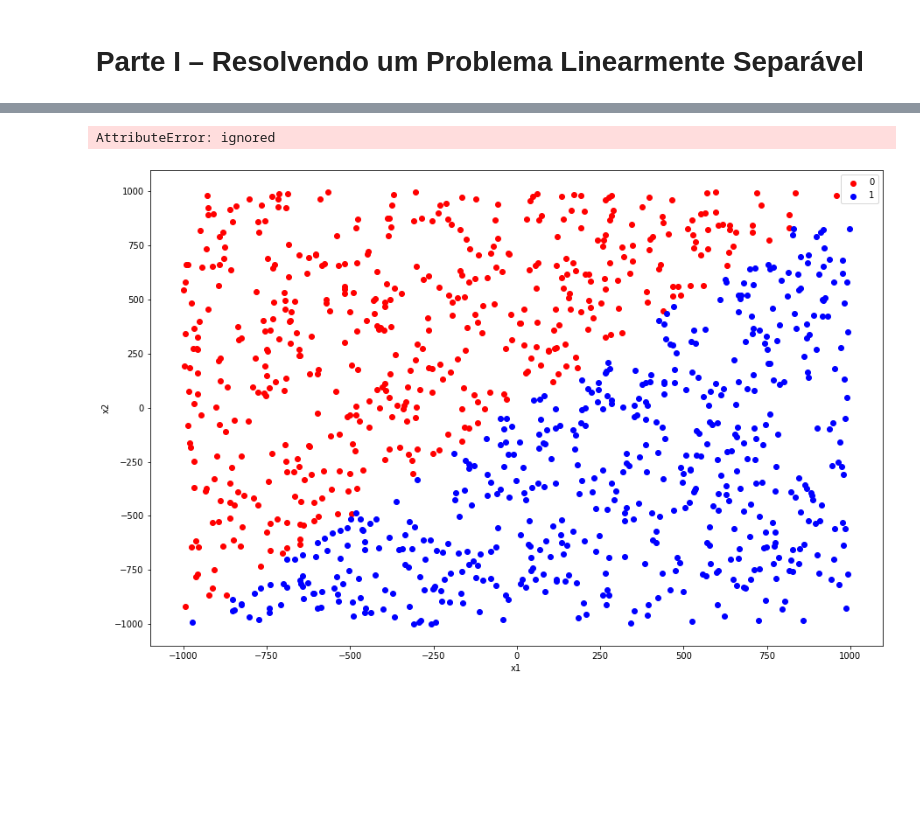
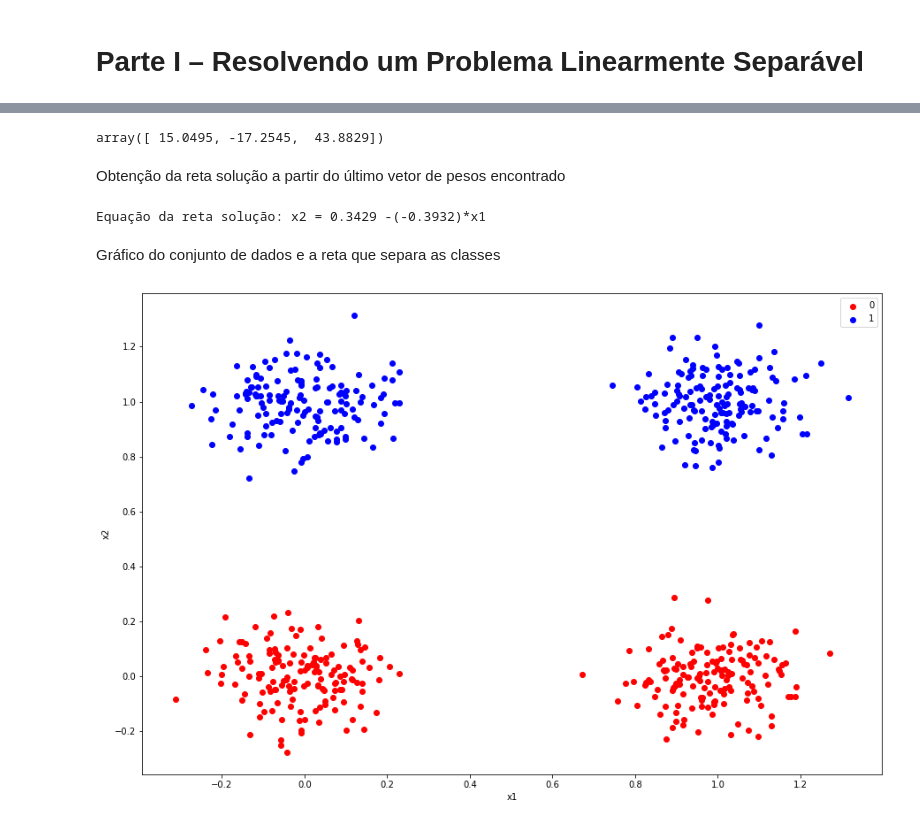
Before and after one commit to AllanHigorLP/Atividade_avaliativa-2.1-RNA, a Jupyter notebook: Atividade_2_1_RNA.ipynb, the cells around one changed output, grey strips where cells are left out. Saved outputs shown, nothing was run; the diff lists cells and outputs as text; code cells hidden in the pictures; blank space fills up the shorter version.

```diff
--- a/Atividade_2_1_RNA.ipynb
+++ b/Atividade_2_1_RNA.ipynb
@@ -119,2 +126,32 @@ Vetor de pesos final (ajustado):  [  -0.7857  323.0157 -323.2561]
 Número total de ajustes do vetor de pesos: 55
 Número total de epocas: 4
+# %%
+plt.figure(figsize=(15,10))
+
+x_classe0 = []
+y_classe0 = []
+x_classe1 = []
+y_classe1 = []
+
+classe0 = []
+
+for example in df:
+    if example[2] == 0.0:
+        x_classe0.append(example[0])
+        y_classe0.append(example[1])
+    if example[2] == 1.0:
+        x_classe1.append(example[0])
+        y_classe1.append(example[1])
+
+plt.scatter(x_classe0, y_classe0, color='r', label='0')
+plt.scatter(x_classe1, y_classe1, color='b', label='1')
+
+plt.legend()
+plt.xlabel("x1")
+plt.ylabel("x2")
+
+# slp = -(weight[0]/weight[2]) / (weight[0]/weight[1])
+# end = (weight[0]/weight[2])
+#plt.axes.axline(0,10, slope=slp, color="black", lw=2)
+plt.plot([-1000,1000], [-1000, 1000], 'k-')
+plt.show()
@@ -120,0 +162,3 @@ Número total de epocas: 4
+# %%
+df0 = np.fromfile('/content/Atividade_avaliativa-2.1-RNA/data/df0.txt')
+print(df0)
@@ -120,0 +172,3 @@ Número total de epocas: 4
+# %%
+df0 = df0.reshape(600, 3)
+print(df0)
@@ -121,33 +365,49 @@ Número total de epocas: 4
+# %%
+weights = perceptron.weights
+weights
+# %% [output]
+array([ 15.0495, -17.2545,  43.8829])
+# %% [markdown]
+
+Obtenção da reta solução a partir do último vetor de pesos encontrado
+# %%
+print("Equação da reta solução: x2 = " +
+      str(np.round((weights[0]/weights[2]), 4)) +
+      " -(" +
+      str(np.round((weights[1]/weights[2]), 4)) +
+      ")*x1")
+# %% [output]
+Equação da reta solução: x2 = 0.3429 -(-0.3932)*x1
+# %% [markdown]
+Gráfico do conjunto de dados e a reta que separa as classes
 # %%
 plt.figure(figsize=(15,10))
 
 x_classe0 = []
 y_classe0 = []
 x_classe1 = []
 y_classe1 = []
 
 classe0 = []
 
-for example in df:
+for example in df0:
     if example[2] == 0.0:
         x_classe0.append(example[0])
         y_classe0.append(example[1])
     if example[2] == 1.0:
         x_classe1.append(example[0])
         y_classe1.append(example[1])
 
 plt.scatter(x_classe0, y_classe0, color='r', label='0')
 plt.scatter(x_classe1, y_classe1, color='b', label='1')
 
 plt.legend()
 plt.xlabel("x1")
 plt.ylabel("x2")
 
-slp = -(weight[0]/weight[2]) / (weight[0]/weight[1])
-end = (weight[0]/weight[2])
-plt.axline((0, end), slope=slp, color="black")
-
+# slp = -(weight[0]/weight[2]) / (weight[0]/weight[1])
+# end = (weight[0]/weight[2])
+#plt.axes.axline(0,10, slope=slp, color="black", lw=2)
 plt.show()
 # %% [output]
-AttributeError: ignored
-[figure, old version]
+[figure, new version]
```
Also changed, not shown: parts of 14 cells of this notebook.
